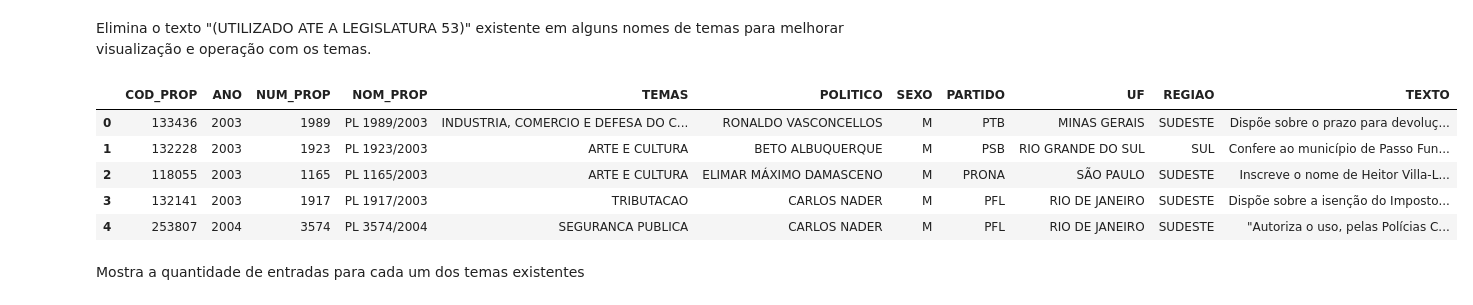
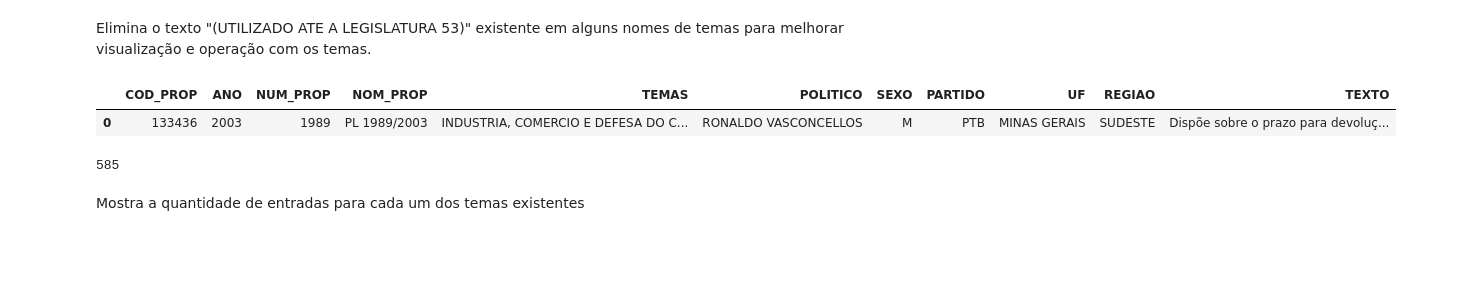
Before and after one commit to DiegoKremer/meu-politico, a Jupyter notebook: data_analysis/analise_proposicoes.ipynb, the cells around one changed output. Saved outputs shown, nothing was run; the diff lists cells and outputs as text; code cells hidden in the pictures; blank space fills up the shorter version.

Commit message:
Análise de variáveis
Continuado análise das demais variáveis e relações entre elas e temas

```diff
--- a/data_analysis/analise_proposicoes.ipynb
+++ b/data_analysis/analise_proposicoes.ipynb
@@ -54,14 +54,14 @@ for index, tema in df_prop.iterrows():
         tema_processado = tema['TEMAS'].replace(legis_53, '')
         df_prop.at[df_prop.index[index], 'TEMAS'] = tema_processado
 # %%
-df_prop.head(4)
+df_prop.head(1)
 # %% [output]
 |  | COD_PROP | ANO | NUM_PROP | NOM_PROP | TEMAS | POLITICO | SEXO | PARTIDO | UF | REGIAO | TEXTO |
 | 0 | 133436 | 2003 | 1989 | PL 1989/2003 | INDUSTRIA, COMERCIO E DEFESA DO C... | RONALDO VASCONCELLOS | M | PTB | MINAS GERAIS | SUDESTE | Dispõe sobre o prazo para devoluç... |
-| 1 | 132228 | 2003 | 1923 | PL 1923/2003 | ARTE E CULTURA | BETO ALBUQUERQUE | M | PSB | RIO GRANDE DO SUL | SUL | Confere ao município de Passo Fun... |
-| 2 | 118055 | 2003 | 1165 | PL 1165/2003 | ARTE E CULTURA | ELIMAR MÁXIMO DAMASCENO | M | PRONA | SÃO PAULO | SUDESTE | Inscreve o nome de Heitor Villa-L... |
-| 3 | 132141 | 2003 | 1917 | PL 1917/2003 | TRIBUTACAO | CARLOS NADER | M | PFL | RIO DE JANEIRO | SUDESTE | Dispõe sobre a isenção do Imposto... |
-| 4 | 253807 | 2004 | 3574 | PL 3574/2004 | SEGURANCA PUBLICA | CARLOS NADER | M | PFL | RIO DE JANEIRO | SUDESTE | "Autoriza o uso, pelas Polícias C... |
+# %%
+df_prop['TEMAS'].nunique()
+# %% [output]
+585
 # %% [markdown]
 Mostra a quantidade de entradas para cada um dos temas existentes
 # %%
```
Also changed, not shown: parts of 43 cells of this notebook.
